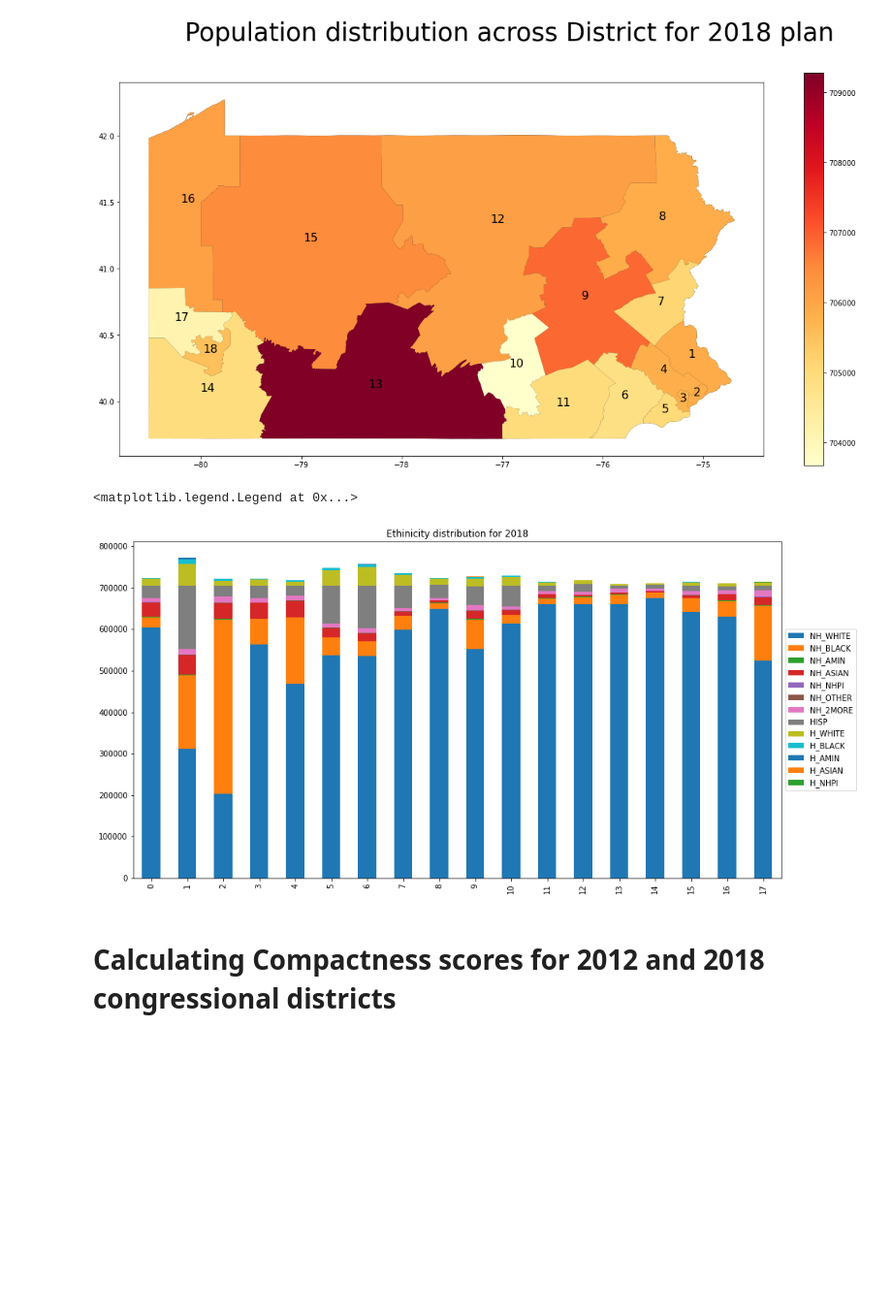
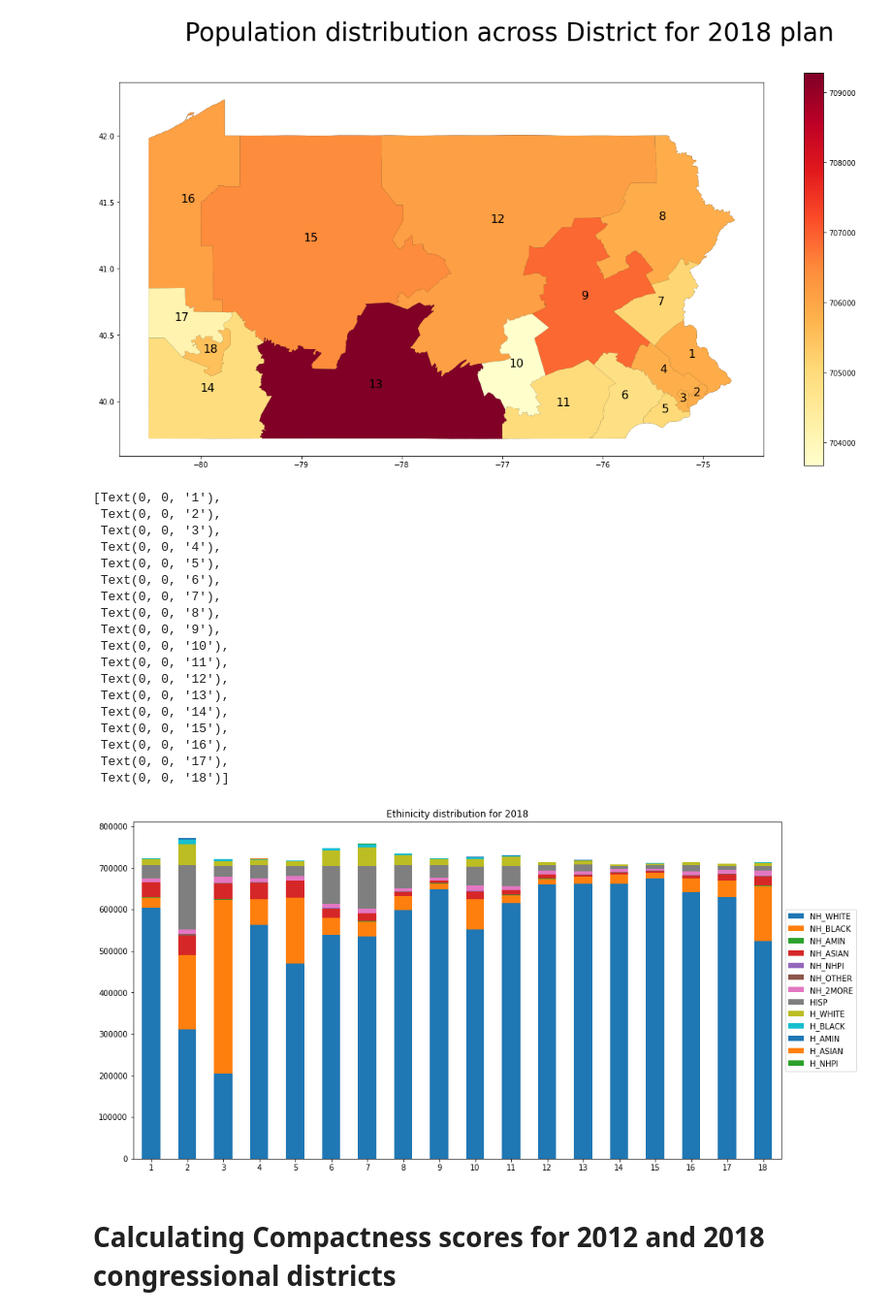
Before and after one commit to rahulmnair1997/Clustering-and-Regression-Analysis-of-Gerrymandering, a Jupyter notebook: EDA.ipynb, the cells around one changed output. Shown at 97% size. Cells and saved outputs as stored; diff of their text form; code cells hidden in the pictures; blank space fills up the shorter version.

```diff
--- a/EDA.ipynb
+++ b/EDA.ipynb
@@ -151,11 +170,29 @@ district.plot(column='TOTPOP',cmap='YlOrRd', legend=True, ax=ax)
 # %%
 d = district_18[['NH_WHITE', 'NH_BLACK', 'NH_AMIN', 'NH_ASIAN','NH_NHPI',
                   'NH_OTHER', 'NH_2MORE', 'HISP', 'H_WHITE', 'H_BLACK','H_AMIN', 'H_ASIAN', 'H_NHPI']]
-d.plot(kind='bar', stacked=True, figsize=(15,8), title='Ethinicity distribution for 2018').legend(loc='center left',
-                                                                                                      bbox_to_anchor=(1.0, 0.5))
+ax = d.plot(kind='bar', stacked=True, figsize=(15,8), title='Ethinicity distribution for 2018')
+ax.legend(loc='center left', bbox_to_anchor=(1.0, 0.5))
+ax.set_xticklabels(sorted([i for i in geo_df_18['LEG_DISTRI'].unique().astype(int)]), rotation=0)
 # %% [output]
-<matplotlib.legend.Legend at 0x...>
+[Text(0, 0, '1'),
+ Text(0, 0, '2'),
+ Text(0, 0, '3'),
+ Text(0, 0, '4'),
+ Text(0, 0, '5'),
+ Text(0, 0, '6'),
+ Text(0, 0, '7'),
+ Text(0, 0, '8'),
+ Text(0, 0, '9'),
+ Text(0, 0, '10'),
+ Text(0, 0, '11'),
+ Text(0, 0, '12'),
+ Text(0, 0, '13'),
+ Text(0, 0, '14'),
+ Text(0, 0, '15'),
+ Text(0, 0, '16'),
+ Text(0, 0, '17'),
+ Text(0, 0, '18')]
-[figure, old version]
+[figure, new version]
 # %% [markdown]
 # Calculating Compactness scores for 2012 and 2018 congressional districts
 # %%
```
Also changed, not shown: parts of 4 cells of this notebook.
